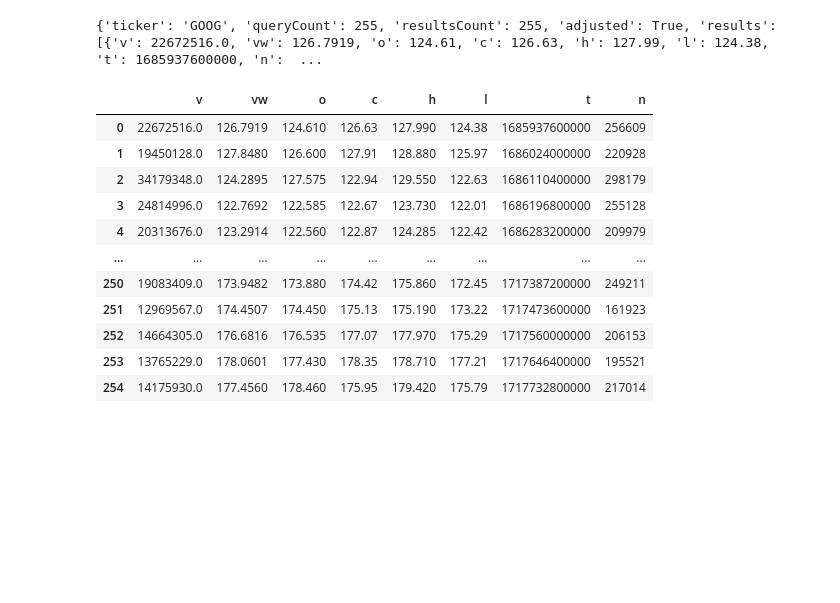
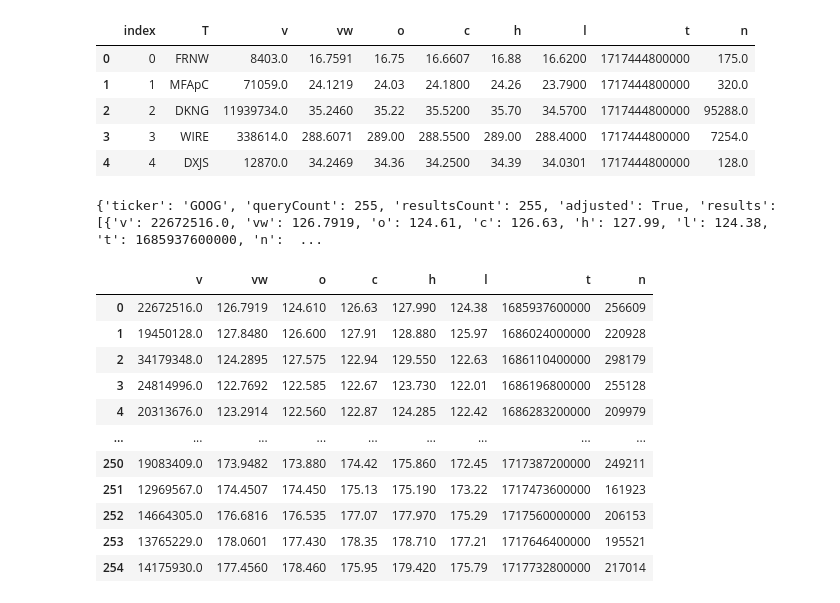
Before and after one commit to j-huic/stonks, a Jupyter notebook: requests.ipynb, the cells around one changed output. Cells and saved outputs as stored; diff of their text form; code cells hidden in the pictures; blank space fills up the shorter version.

```diff
--- a/requests.ipynb
+++ b/requests.ipynb
@@ -26,3 +142,12 @@ def single_stock(ticker, from_date, to_date, apikey, df=True):
+# %%
+alldf.head()
+# %% [output]
+|  | index | T | v | vw | o | c | h | l | t | n |
+| 0 | 0 | FRNW | 8403.0 | 16.7591 | 16.75 | 16.6607 | 16.88 | 16.6200 | 1717444800000 | 175.0 |
+| 1 | 1 | MFApC | 71059.0 | 24.1219 | 24.03 | 24.1800 | 24.26 | 23.7900 | 1717444800000 | 320.0 |
+| 2 | 2 | DKNG | 11939734.0 | 35.2460 | 35.22 | 35.5200 | 35.70 | 34.5700 | 1717444800000 | 95288.0 |
+| 3 | 3 | WIRE | 338614.0 | 288.6071 | 289.00 | 288.5500 | 289.00 | 288.4000 | 1717444800000 | 7254.0 |
+| 4 | 4 | DXJS | 12870.0 | 34.2469 | 34.36 | 34.2500 | 34.39 | 34.0301 | 1717444800000 | 128.0 |
 # %%
 ticker='GOOG'
 from_date = '2023-06-03'
```
Also changed, not shown: parts of 26 cells of this notebook, 1 other file.
